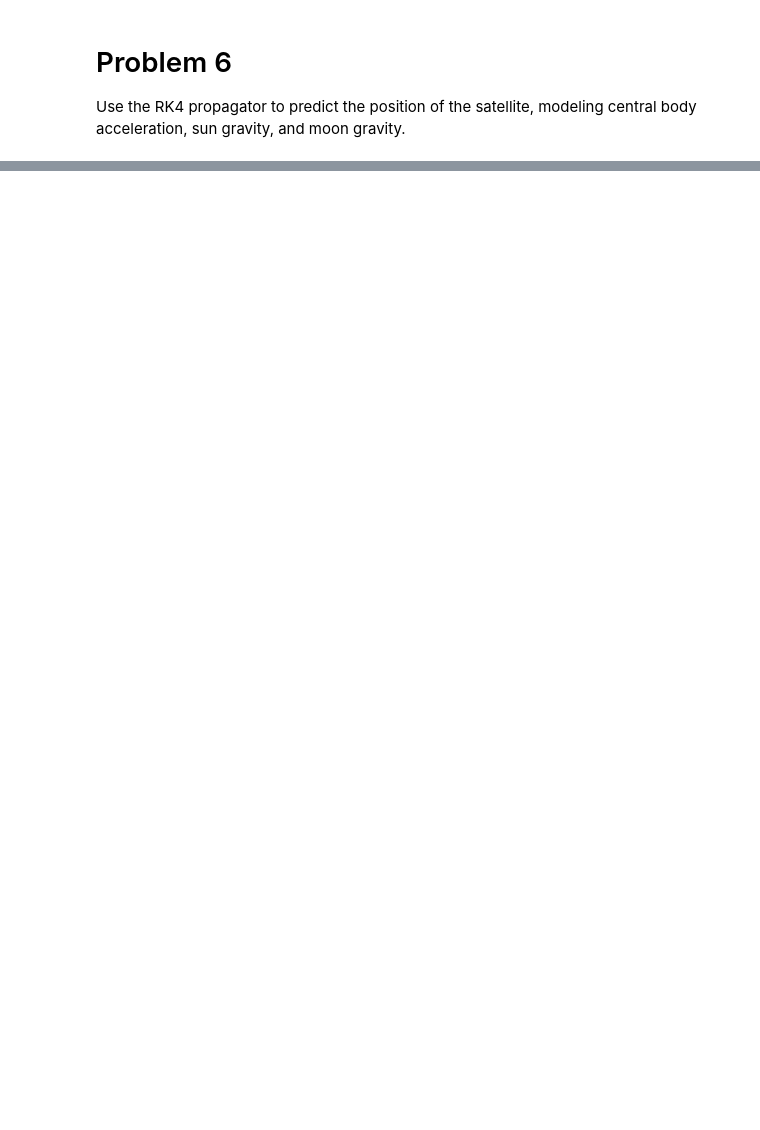
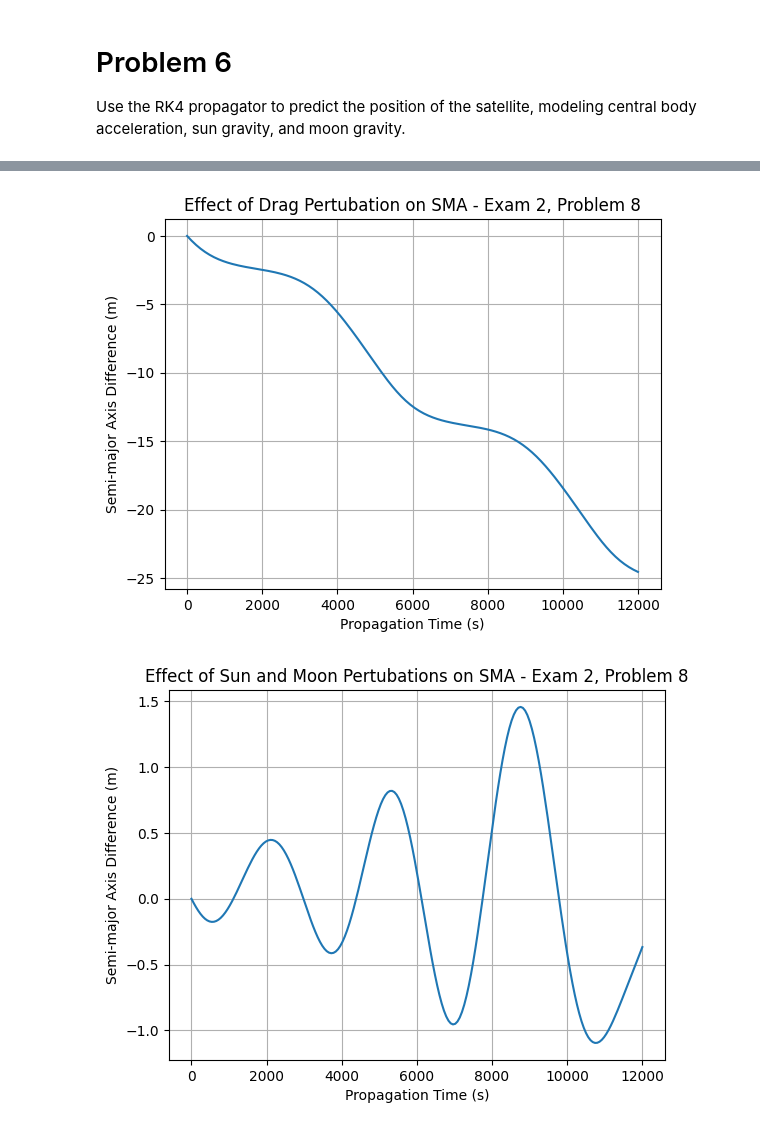
Before and after one commit to trentdouglas/Astrodynamics, a Jupyter notebook: Week_8/Douglas_Exam_2.ipynb, the cells around one changed output, grey strips where cells are left out. Drawn from its saved outputs; the diff is of its cells as text; code cells hidden in the pictures; blank space fills up the shorter version.

```diff
--- a/Week_8/Douglas_Exam_2.ipynb
+++ b/Week_8/Douglas_Exam_2.ipynb
@@ -524,7 +555,7 @@ Use the RK4 propagator to predict the position of the satellite, modeling centra
 
 - **Note:** You can use ECI sun and spacecraft position vectors as inputs to the atmosphere model. It will not affect either your geodetic latitude or geodetic altitude computations.
 # %%
-steps = []
+steps_drag = []
 y_0 = Vector6(Pos_.x, Pos_.y, Pos_.z, Vel_.x, Vel_.y, Vel_.z)
 h = Step_size
 w_ = Vector3(0, 0, 72.921151467e-6)
@@ -534,14 +565,14 @@ temp_vel = copy.deepcopy(Vel_)
 timestamp = start_time
 e = compute_energy(Vel_.magnitude(), Pos_.magnitude(), Earth_gravitational_parameter)
 sma = compute_sma(Earth_gravitational_parameter, e)
-steps.append(Step(0, y_0.x, y_0.y, y_0.z, y_0.xd, y_0.yd, y_0.zd, sma))
+steps_drag.append(Step(0, y_0.x, y_0.y, y_0.z, y_0.xd, y_0.yd, y_0.zd, sma))
 for i in range(200): #200 steps
     t = h*(i+1)
     timestamp = timestamp + timedelta(seconds=h)
     step = compute_rk_2_body_step(1, Earth_gravitational_parameter, temp_pos, temp_vel, h, y_0, timestamp, F10, C_d, Drag_area)
     e = compute_energy(Vector3(step.xd, step.yd, step.zd).magnitude(), Vector3(step.x, step.y, step.z).magnitude(), Earth_gravitational_parameter)
     sma = compute_sma(Earth_gravitational_parameter, e)
-    steps.append(Step(t, step.x, step.y, step.z, step.xd, step.yd, step.zd, sma))
+    steps_drag.append(Step(t, step.x, step.y, step.z, step.xd, step.yd, step.zd, sma))
     y_0 = step
     temp_pos = Vector3(step.x, step.y, step.z)
     temp_vel = Vector3(step.xd, step.yd, step.zd)
@@ -553,9 +584,9 @@ separator = "|----------|-------|-------|-------|-------|-------|-------|-------
 
 rows = []
 for i in range(201):
-    row = f"| {i} | {steps[i].T} | {steps[i].RK_X:.2f} | {steps[i].RK_Y:.2f} | {steps[i].RK_Z:.2f} | {steps[i].RK_XD:.2f} | {steps[i].RK_YD:.2f} | {steps[i].RK_ZD:.2f} | {steps[i].SMA:.2f} |"
+    row = f"| {i} | {steps_drag[i].T} | {steps_drag[i].RK_X:.2f} | {steps_drag[i].RK_Y:.2f} | {steps_drag[i].RK_Z:.2f} | {steps_drag[i].RK_XD:.2f} | {steps_drag[i].RK_YD:.2f} | {steps_drag[i].RK_ZD:.2f} | {steps_drag[i].SMA:.2f} |"
     rows.append(row)
 
 table_md = "\n".join([header, separator] + rows)
-display(Markdown(f"### RK4 Integration Steps (2 body)\n\n{table_md}"))
+display(Markdown(f"### RK4 Integration Steps (2 body + drag)\n\n{table_md}"))
 # %% [output]
@@ -625,7 +656,7 @@ display(Markdown(f"### RK4 Integration Steps (2 body)\n\n{table_md}"))
 Use the RK4 propagator to predict the position of the satellite, modeling central body
 acceleration, sun gravity, and moon gravity.
 # %%
-steps = []
+steps_sun_moon = []
 y_0 = Vector6(Pos_.x, Pos_.y, Pos_.z, Vel_.x, Vel_.y, Vel_.z)
 h = Step_size
 w_ = Vector3(0, 0, 72.921151467e-6)
@@ -635,14 +666,14 @@ temp_vel = copy.deepcopy(Vel_)
 timestamp = start_time
 e = compute_energy(Vel_.magnitude(), Pos_.magnitude(), Earth_gravitational_parameter)
 sma = compute_sma(Earth_gravitational_parameter, e)
-steps.append(Step(0, y_0.x, y_0.y, y_0.z, y_0.xd, y_0.yd, y_0.zd, sma))
+steps_sun_moon.append(Step(0, y_0.x, y_0.y, y_0.z, y_0.xd, y_0.yd, y_0.zd, sma))
 for i in range(200): #200 steps
     t = h*(i+1)
     timestamp = timestamp + timedelta(seconds=t)
     step = compute_rk_2_body_step(2, Earth_gravitational_parameter, temp_pos, temp_vel, h, y_0, timestamp, F10, C_d, Drag_area)
     e = compute_energy(Vector3(step.xd, step.yd, step.zd).magnitude(), Vector3(step.x, step.y, step.z).magnitude(), Earth_gravitational_parameter)
     sma = compute_sma(Earth_gravitational_parameter, e)
-    steps.append(Step(t, step.x, step.y, step.z, step.xd, step.yd, step.zd, sma))
+    steps_sun_moon.append(Step(t, step.x, step.y, step.z, step.xd, step.yd, step.zd, sma))
     y_0 = step
     temp_pos = Vector3(step.x, step.y, step.z)
     temp_vel = Vector3(step.xd, step.yd, step.zd)
@@ -654,7 +685,7 @@ separator = "|----------|-------|-------|-------|-------|-------|-------|-------
 
 rows = []
 for i in range(201):
-    row = f"| {i} | {steps[i].T} | {steps[i].RK_X:.2f} | {steps[i].RK_Y:.2f} | {steps[i].RK_Z:.2f} | {steps[i].RK_XD:.2f} | {steps[i].RK_YD:.2f} | {steps[i].RK_ZD:.2f} | {steps[i].SMA:.2f} |"
+    row = f"| {i} | {steps_sun_moon[i].T} | {steps_sun_moon[i].RK_X:.2f} | {steps_sun_moon[i].RK_Y:.2f} | {steps_sun_moon[i].RK_Z:.2f} | {steps_sun_moon[i].RK_XD:.2f} | {steps_sun_moon[i].RK_YD:.2f} | {steps_sun_moon[i].RK_ZD:.2f} | {steps_sun_moon[i].SMA:.2f} |"
     rows.append(row)
 
 table_md = "\n".join([header, separator] + rows)
@@ -722,0 +869,35 @@ display(Markdown(f"### RK4 Integration Steps (2 body + Sun/Moon)\n\n{table_md}")
+# %%
+ts = []
+drag_diffs = []
+sun_moon_diffs = []
+geopotential_diffs = []
+
+for i in range(len(steps_central_body)):
+    ts.append(steps_central_body[i].T)
+    drag_diffs.append(steps_drag[i].SMA - steps_central_body[i].SMA)
+    sun_moon_diffs.append(steps_sun_moon[i].SMA - steps_central_body[i].SMA)
+    geopotential_diffs.append(steps_geopotential[i].SMA - steps_central_body[i].SMA)
+
+plt.plot(ts, drag_diffs)
+plt.xlabel("Propagation Time (s)")
+plt.ylabel("Semi-major Axis Difference (m)")
+plt.title("Effect of Drag Pertubation on SMA - Exam 2, Problem 8")
+plt.grid(True)
+plt.show()
+
+plt.plot(ts, sun_moon_diffs)
+plt.xlabel("Propagation Time (s)")
+plt.ylabel("Semi-major Axis Difference (m)")
+plt.title("Effect of Sun and Moon Pertubations on SMA - Exam 2, Problem 8")
+plt.grid(True)
+plt.show()
+
+plt.plot(ts, geopotential_diffs)
+plt.xlabel("Propagation Time (s)")
+plt.ylabel("Semi-major Axis Difference (m)")
+plt.title("Effect of geopotential Pertubation on SMA - Exam 2, Problem 8")
+plt.grid(True)
+plt.show()
+# %% [output]
+[figure, added]
+[figure, added]
```
Also changed, not shown: parts of 10 cells of this notebook.
